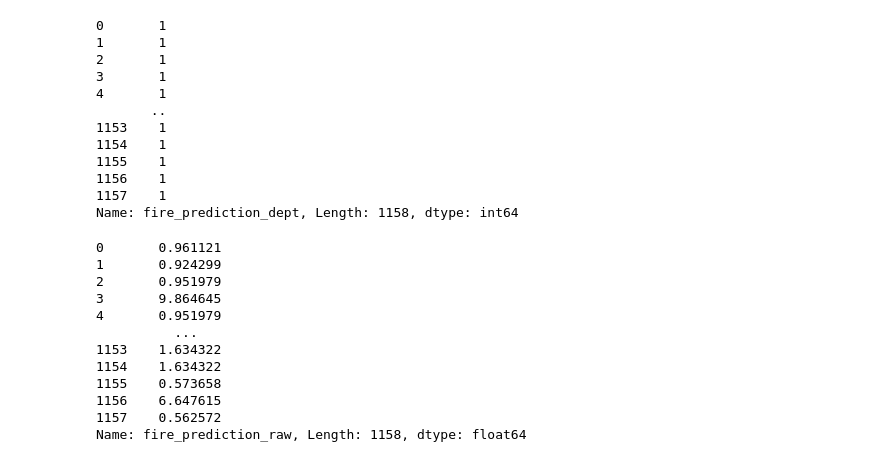
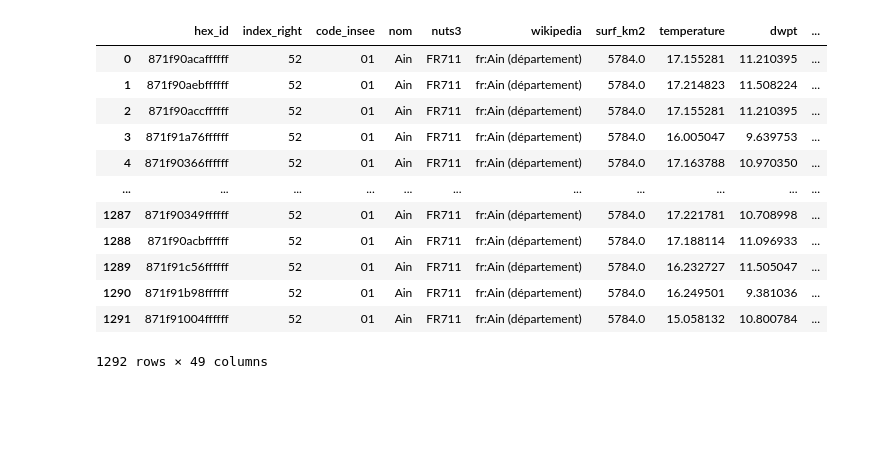
Before and after one commit to NicolasCaronPro/ST-GNN-for-wildifre-prediction, a Jupyter notebook: Prediction/Inference/interface/check.ipynb, the cells around one changed output. Saved outputs shown, nothing was run; the diff lists cells and outputs as text; code cells hidden in the pictures; blank space fills up the shorter version.

```diff
--- a/Prediction/Inference/interface/check.ipynb
+++ b/Prediction/Inference/interface/check.ipynb
@@ -13,30 +77,16 @@ geo.plot(column='fire_prediction_dept', cmap='jet')
 # %%
-geo.fire_prediction_dept
+geo
 # %% [output]
+|  | hex_id | index_right | code_insee | nom | nuts3 | wikipedia | surf_km2 | temperature | dwpt | ... |
+| 0 | 871f90acaffffff | 52 | 01 | Ain | FR711 | fr:Ain (département) | 5784.0 | 17.155281 | 11.210395 | ... |
+| 1 | 871f90aebffffff | 52 | 01 | Ain | FR711 | fr:Ain (département) | 5784.0 | 17.214823 | 11.508224 | ... |
+| 2 | 871f90accffffff | 52 | 01 | Ain | FR711 | fr:Ain (département) | 5784.0 | 17.155281 | 11.210395 | ... |
+| 3 | 871f91a76ffffff | 52 | 01 | Ain | FR711 | fr:Ain (département) | 5784.0 | 16.005047 | 9.639753 | ... |
+| 4 | 871f90366ffffff | 52 | 01 | Ain | FR711 | fr:Ain (département) | 5784.0 | 17.163788 | 10.970350 | ... |
+| ... | ... | ... | ... | ... | ... | ... | ... | ... | ... | ... |
+| 1287 | 871f90349ffffff | 52 | 01 | Ain | FR711 | fr:Ain (département) | 5784.0 | 17.221781 | 10.708998 | ... |
+| 1288 | 871f90acbffffff | 52 | 01 | Ain | FR711 | fr:Ain (département) | 5784.0 | 17.188114 | 11.096933 | ... |
+| 1289 | 871f91c56ffffff | 52 | 01 | Ain | FR711 | fr:Ain (département) | 5784.0 | 16.232727 | 11.505047 | ... |
+| 1290 | 871f91b98ffffff | 52 | 01 | Ain | FR711 | fr:Ain (département) | 5784.0 | 16.249501 | 9.381036 | ... |
+| 1291 | 871f91004ffffff | 52 | 01 | Ain | FR711 | fr:Ain (département) | 5784.0 | 15.058132 | 10.800784 | ... |
-0       1
-1       1
-2       1
-3       1
-4       1
-       ..
-1153    1
-1154    1
-1155    1
-1156    1
-1157    1
-Name: fire_prediction_dept, Length: 1158, dtype: int64
+1292 rows × 49 columns
-# %%
-geo.fire_prediction_raw
-# %% [output]
-0       0.961121
-1       0.924299
-2       0.951979
-3       9.864645
-4       0.951979
-          ...
-1153    1.634322
-1154    1.634322
-1155    0.573658
-1156    6.647615
-1157    0.562572
-Name: fire_prediction_raw, Length: 1158, dtype: float64
```
Also changed, not shown: parts of 15 cells of this notebook, 21 other files.
